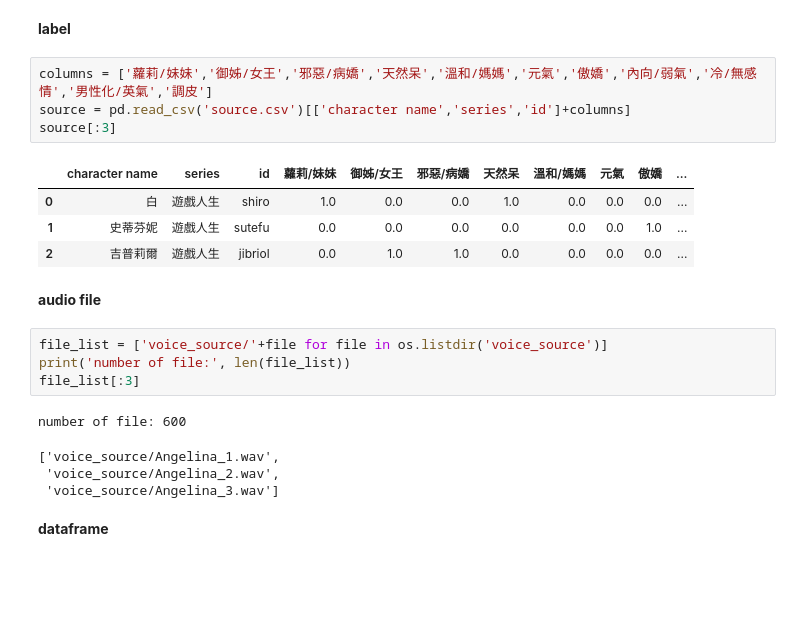
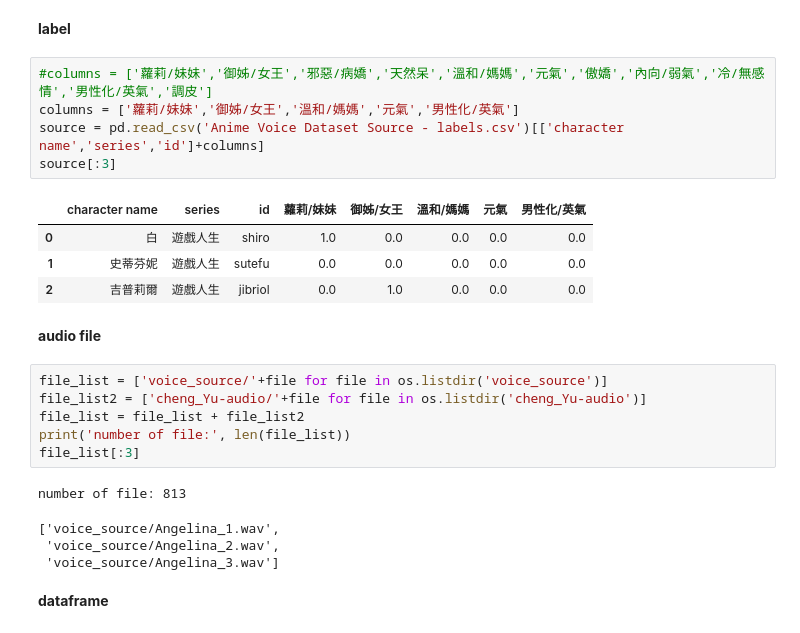
Before and after one commit to J-HowHuang/anime-voice, a Jupyter notebook: audio_feature.ipynb, the cells around one changed output. Saved outputs shown, nothing was run; the diff lists cells and outputs as text; blank space fills up the shorter version.

```diff
--- a/audio_feature.ipynb
+++ b/audio_feature.ipynb
@@ -52,22 +52,25 @@ librosa.display.waveplot(sample, sr=rate)
 # %% [markdown]
 __label__
 # %%
-columns = ['蘿莉/妹妹','御姊/女王','邪惡/病嬌','天然呆','溫和/媽媽','元氣','傲嬌','內向/弱氣','冷/無感情','男性化/英氣','調皮']
-source = pd.read_csv('source.csv')[['character name','series','id']+columns]
+#columns = ['蘿莉/妹妹','御姊/女王','邪惡/病嬌','天然呆','溫和/媽媽','元氣','傲嬌','內向/弱氣','冷/無感情','男性化/英氣','調皮']
+columns = ['蘿莉/妹妹','御姊/女王','溫和/媽媽','元氣','男性化/英氣']
+source = pd.read_csv('Anime Voice Dataset Source - labels.csv')[['character name','series','id']+columns]
 source[:3]
 # %% [output]
-|  | character name | series | id | 蘿莉/妹妹 | 御姊/女王 | 邪惡/病嬌 | 天然呆 | 溫和/媽媽 | 元氣 | 傲嬌 | ... |
-| 0 | 白 | 遊戲人生 | shiro | 1.0 | 0.0 | 0.0 | 1.0 | 0.0 | 0.0 | 0.0 | ... |
-| 1 | 史蒂芬妮 | 遊戲人生 | sutefu | 0.0 | 0.0 | 0.0 | 0.0 | 0.0 | 0.0 | 1.0 | ... |
-| 2 | 吉普莉爾 | 遊戲人生 | jibriol | 0.0 | 1.0 | 1.0 | 0.0 | 0.0 | 0.0 | 0.0 | ... |
+|  | character name | series | id | 蘿莉/妹妹 | 御姊/女王 | 溫和/媽媽 | 元氣 | 男性化/英氣 |
+| 0 | 白 | 遊戲人生 | shiro | 1.0 | 0.0 | 0.0 | 0.0 | 0.0 |
+| 1 | 史蒂芬妮 | 遊戲人生 | sutefu | 0.0 | 0.0 | 0.0 | 0.0 | 0.0 |
+| 2 | 吉普莉爾 | 遊戲人生 | jibriol | 0.0 | 1.0 | 0.0 | 0.0 | 0.0 |
 # %% [markdown]
 __audio file__
 # %%
 file_list = ['voice_source/'+file for file in os.listdir('voice_source')]
+file_list2 = ['cheng_Yu-audio/'+file for file in os.listdir('cheng_Yu-audio')]
+file_list = file_list + file_list2
 print('number of file:', len(file_list))
 file_list[:3]
 # %% [output]
-number of file: 600
+number of file: 813
 ['voice_source/Angelina_1.wav',
  'voice_source/Angelina_2.wav',
  'voice_source/Angelina_3.wav']
```
Also changed, not shown: parts of 19 cells of this notebook, 1 other file.
